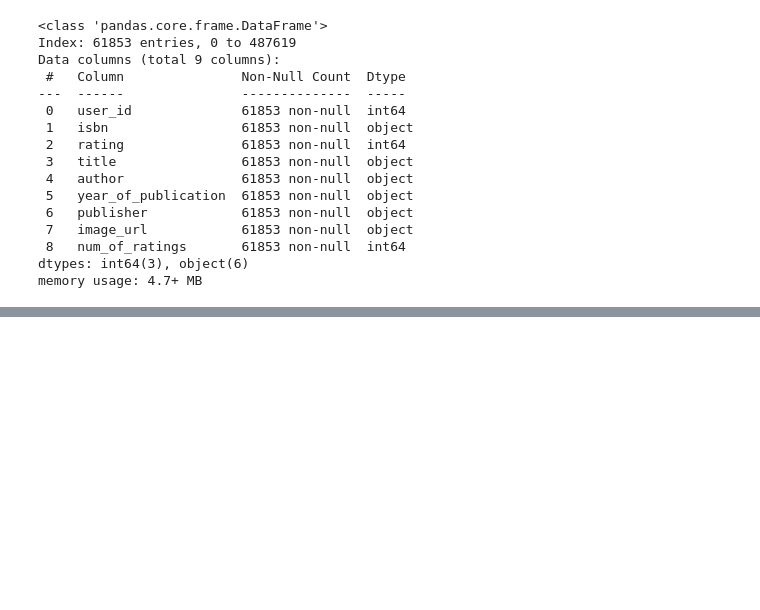
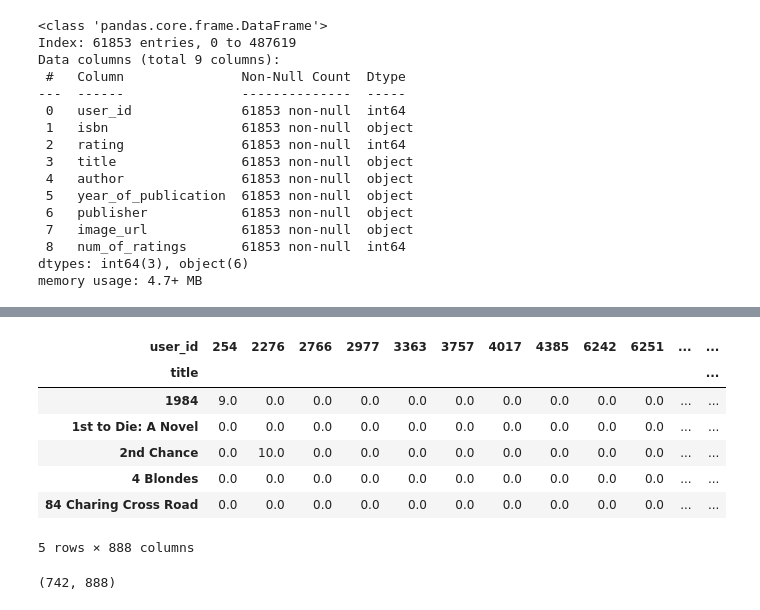
Before and after one commit to Zendin110206/End-to-End-Book-Recommendation-System, a Jupyter notebook: notebooks/research.ipynb, the cells around one changed output, grey strips where cells are left out. Cells and saved outputs as stored; diff of their text form; code cells hidden in the pictures; blank space fills up the shorter version.

Commit message:
Data Exploration, Processing and Training

```diff
--- a/notebooks/research.ipynb
+++ b/notebooks/research.ipynb
@@ -339,0 +364,3 @@ memory usage: 4.7+ MB
+# %%
+# Drop duplicate rows based on 'user_id' and 'title', keeping the first occurrence
+final_rating = final_rating.drop_duplicates(subset=['user_id', 'title'], keep='first')
@@ -339,0 +477,22 @@ memory usage: 4.7+ MB
+# %%
+# Create the pivot table: users as rows, book titles as columns, ratings as values
+book_pivot = final_rating.pivot_table(columns='user_id', index='title', values='rating')
+
+# Replace all the NaN (missing) values with 0 so the model can process it
+book_pivot.fillna(0, inplace=True)
+
+# Preview the new matrix shape
+book_pivot.head()
+# %% [output]
+| user_id | 254 | 2276 | 2766 | 2977 | 3363 | 3757 | 4017 | 4385 | 6242 | 6251 | ... | ... |
+| title |  |  |  |  |  |  |  |  |  |  |  | ... |
+| 1984 | 9.0 | 0.0 | 0.0 | 0.0 | 0.0 | 0.0 | 0.0 | 0.0 | 0.0 | 0.0 | ... | ... |
+| 1st to Die: A Novel | 0.0 | 0.0 | 0.0 | 0.0 | 0.0 | 0.0 | 0.0 | 0.0 | 0.0 | 0.0 | ... | ... |
+| 2nd Chance | 0.0 | 10.0 | 0.0 | 0.0 | 0.0 | 0.0 | 0.0 | 0.0 | 0.0 | 0.0 | ... | ... |
+| 4 Blondes | 0.0 | 0.0 | 0.0 | 0.0 | 0.0 | 0.0 | 0.0 | 0.0 | 0.0 | 0.0 | ... | ... |
+| 84 Charing Cross Road | 0.0 | 0.0 | 0.0 | 0.0 | 0.0 | 0.0 | 0.0 | 0.0 | 0.0 | 0.0 | ... | ... |
+5 rows × 888 columns
+# %%
+book_pivot.shape
+# %% [output]
+(742, 888)
```
Also changed, not shown: parts of 17 cells of this notebook.
